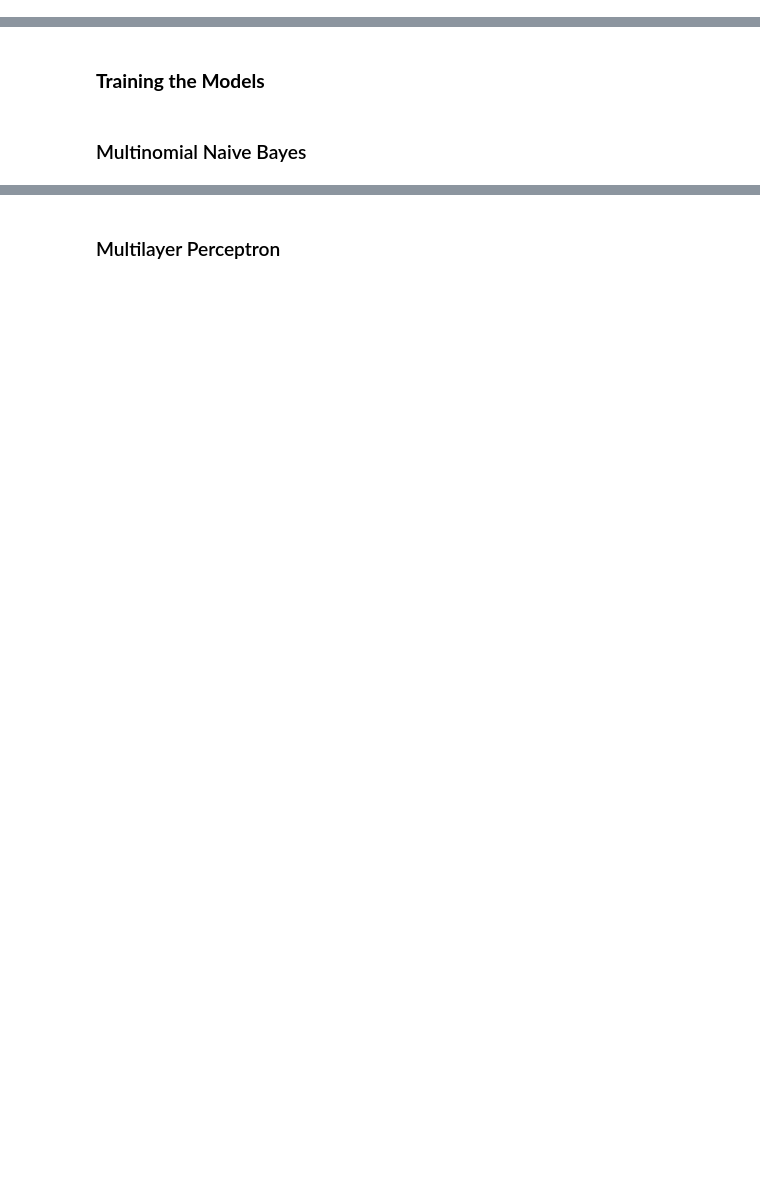
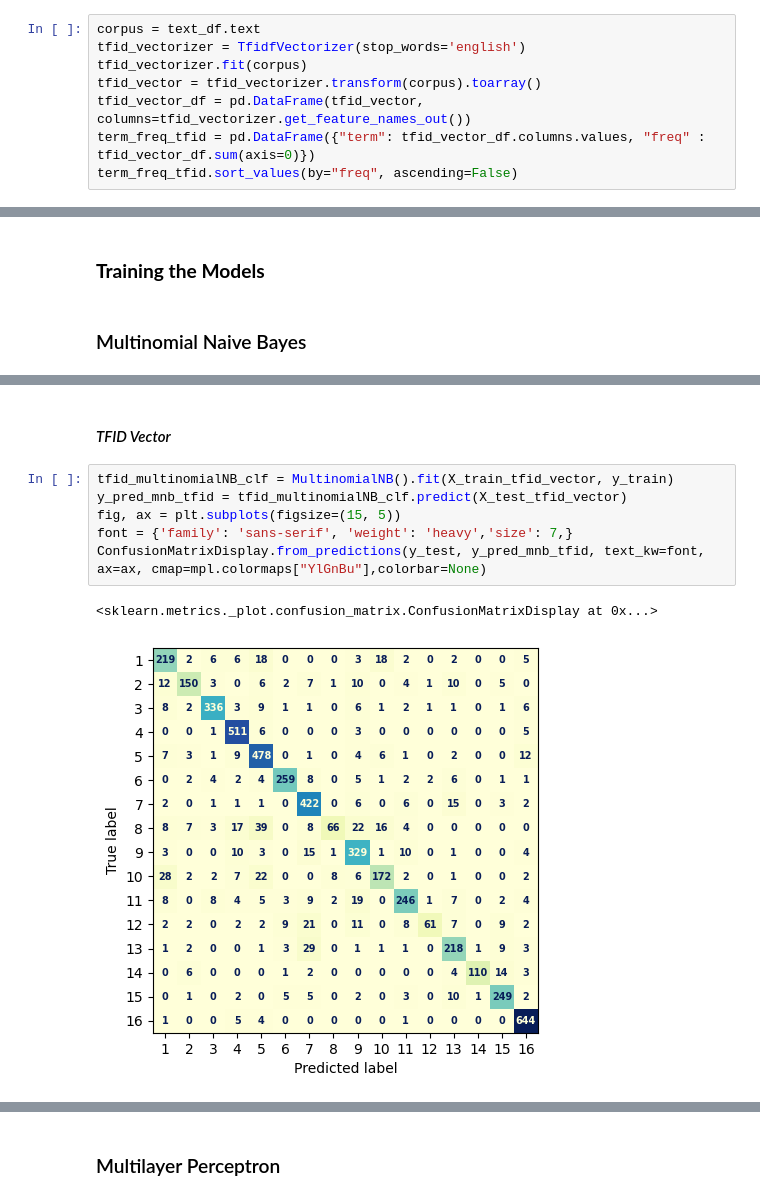
Before and after one commit to joshwinnes11/Project-4, a Jupyter notebook: project4.ipynb, the cells around one changed output, grey strips where cells are left out. Cells and saved outputs as stored; diff of their text form; blank space fills up the shorter version.

```diff
--- a/project4.ipynb
+++ b/project4.ipynb
@@ -174,3 +174,11 @@ X_train, X_test, y_train, y_test = \
 
 X_train_count_vector = count_vectorizer.transform(X_train)
 X_test_count_vector = count_vectorizer.transform(X_test)
+# %%
+corpus = text_df.text
+tfid_vectorizer = TfidfVectorizer(stop_words='english')
+tfid_vectorizer.fit(corpus)
+tfid_vector = tfid_vectorizer.transform(corpus).toarray()
+tfid_vector_df = pd.DataFrame(tfid_vector, columns=tfid_vectorizer.get_feature_names_out())
+term_freq_tfid = pd.DataFrame({"term": tfid_vector_df.columns.values, "freq" : tfid_vector_df.sum(axis=0)})
+term_freq_tfid.sort_values(by="freq", ascending=False)
@@ -209,0 +252,11 @@ weighted avg     0.8406    0.8376    0.8297      5294
+# %% [markdown]
+#### *TFID Vector*
+# %%
+tfid_multinomialNB_clf = MultinomialNB().fit(X_train_tfid_vector, y_train)
+y_pred_mnb_tfid = tfid_multinomialNB_clf.predict(X_test_tfid_vector)
+fig, ax = plt.subplots(figsize=(15, 5))
+font = {'family': 'sans-serif', 'weight': 'heavy','size': 7,}
+ConfusionMatrixDisplay.from_predictions(y_test, y_pred_mnb_tfid, text_kw=font, ax=ax, cmap=mpl.colormaps["YlGnBu"],colorbar=None)
+# %% [output]
+<sklearn.metrics._plot.confusion_matrix.ConfusionMatrixDisplay at 0x...>
+[figure, added]
```
Also changed, not shown: parts of 53 cells of this notebook.
